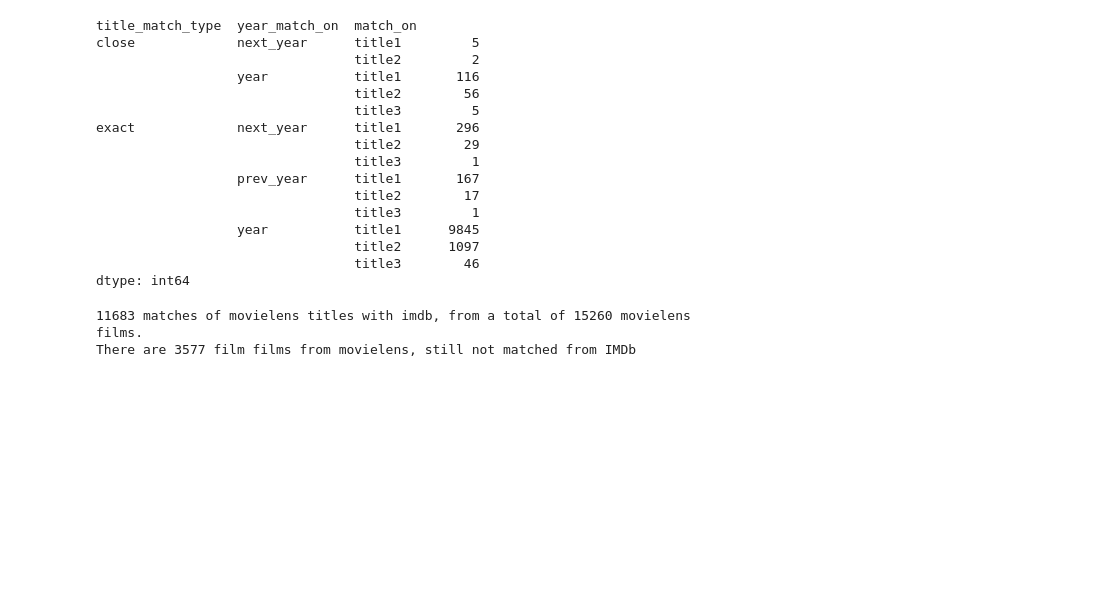
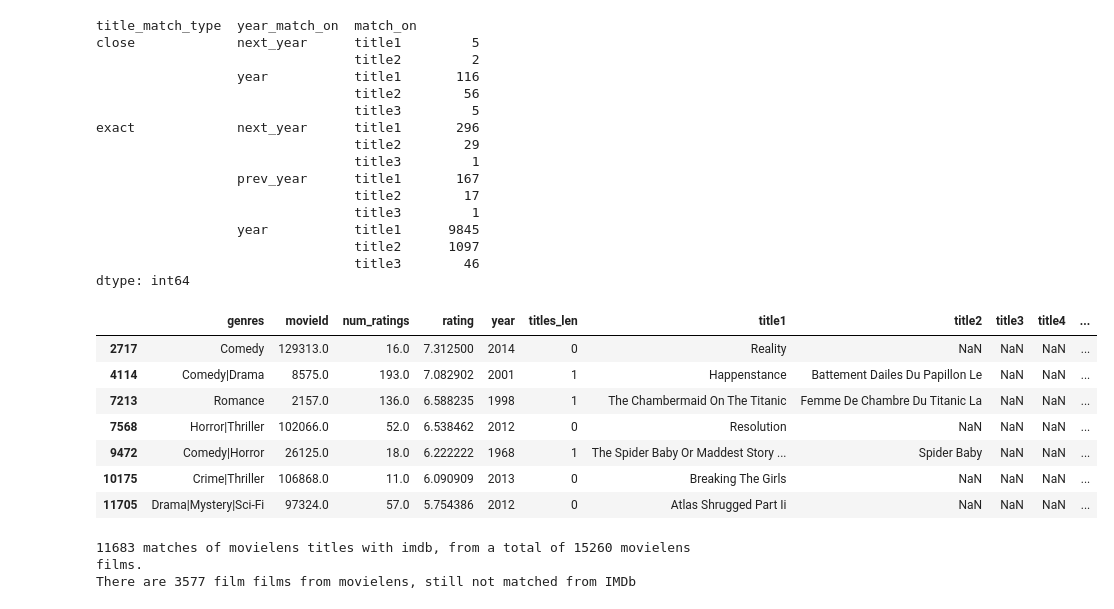
Before and after one commit to bartstonejjj/Data-Science, a Jupyter notebook: LAF/Film Recommendation Engine.ipynb, the cells around one changed output. Saved outputs shown, nothing was run; the diff lists cells and outputs as text; code cells hidden in the pictures; blank space fills up the shorter version.

```diff
--- a/LAF/Film Recommendation Engine.ipynb
+++ b/LAF/Film Recommendation Engine.ipynb
@@ -549,6 +590,17 @@ exact             next_year      title1       296
                                  title2      1097
                                  title3        46
 dtype: int64
+# %%
+df[(df['title_match_type'] == 'close') & (df['year_match_on'] == 'next_year')]
+# %% [output]
+|  | genres | movieId | num_ratings | rating | year | titles_len | title1 | title2 | title3 | title4 | ... |
+| 2717 | Comedy | 129313.0 | 16.0 | 7.312500 | 2014 | 0 | Reality | NaN | NaN | NaN | ... |
+| 4114 | Comedy|Drama | 8575.0 | 193.0 | 7.082902 | 2001 | 1 | Happenstance | Battement Dailes Du Papillon Le | NaN | NaN | ... |
+| 7213 | Romance | 2157.0 | 136.0 | 6.588235 | 1998 | 1 | The Chambermaid On The Titanic | Femme De Chambre Du Titanic La | NaN | NaN | ... |
+| 7568 | Horror|Thriller | 102066.0 | 52.0 | 6.538462 | 2012 | 0 | Resolution | NaN | NaN | NaN | ... |
+| 9472 | Comedy|Horror | 26125.0 | 18.0 | 6.222222 | 1968 | 1 | The Spider Baby Or Maddest Story ... | Spider Baby | NaN | NaN | ... |
+| 10175 | Crime|Thriller | 106868.0 | 11.0 | 6.090909 | 2013 | 0 | Breaking The Girls | NaN | NaN | NaN | ... |
+| 11705 | Drama|Mystery|Sci-Fi | 97324.0 | 57.0 | 5.754386 | 2012 | 0 | Atlas Shrugged Part Ii | NaN | NaN | NaN | ... |
 # %%
 # Show films still not matched by movielens to IMDB
 df = films_all_w_cmtitles
```
Also changed, not shown: parts of 8 cells of this notebook.
